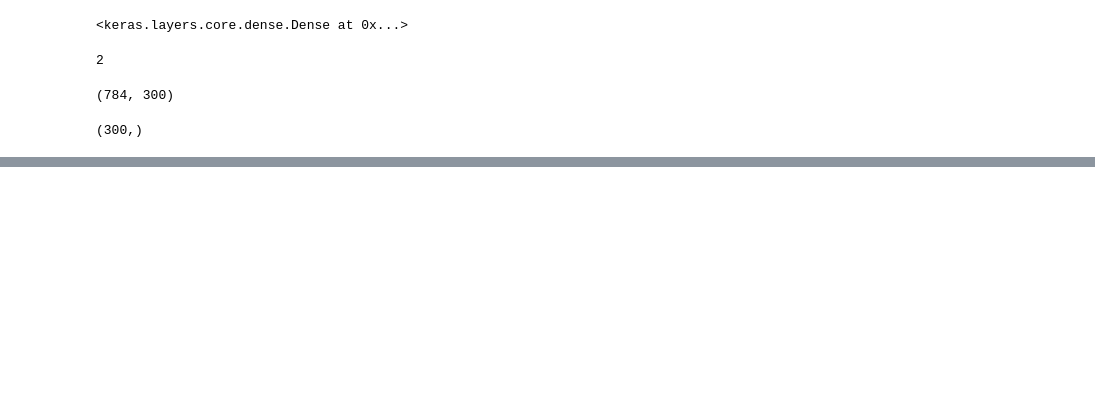
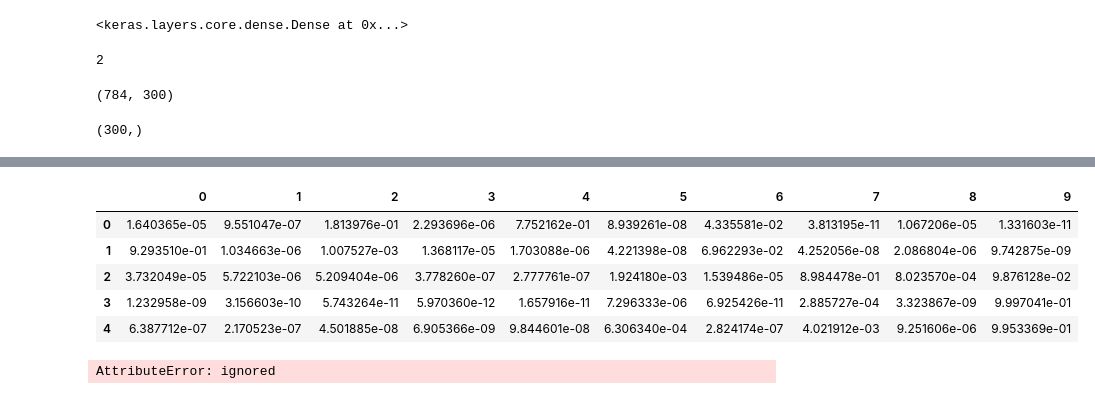
Before and after one commit to psukphranee/Machine-Learning-Projects, a Jupyter notebook: Fashion_MNIST.ipynb, the cells around one changed output, grey strips where cells are left out. Drawn from its saved outputs; the diff is of its cells as text; code cells hidden in the pictures; blank space fills up the shorter version.

```diff
--- a/Fashion_MNIST.ipynb
+++ b/Fashion_MNIST.ipynb
@@ -137,0 +155,13 @@ Epoch 30/30
+# %%
+predictions_pd.head()
+# %% [output]
+|  | 0 | 1 | 2 | 3 | 4 | 5 | 6 | 7 | 8 | 9 |
+| 0 | 1.640365e-05 | 9.551047e-07 | 1.813976e-01 | 2.293696e-06 | 7.752162e-01 | 8.939261e-08 | 4.335581e-02 | 3.813195e-11 | 1.067206e-05 | 1.331603e-11 |
+| 1 | 9.293510e-01 | 1.034663e-06 | 1.007527e-03 | 1.368117e-05 | 1.703088e-06 | 4.221398e-08 | 6.962293e-02 | 4.252056e-08 | 2.086804e-06 | 9.742875e-09 |
+| 2 | 3.732049e-05 | 5.722103e-06 | 5.209404e-06 | 3.778260e-07 | 2.777761e-07 | 1.924180e-03 | 1.539486e-05 | 8.984478e-01 | 8.023570e-04 | 9.876128e-02 |
+| 3 | 1.232958e-09 | 3.156603e-10 | 5.743264e-11 | 5.970360e-12 | 1.657916e-11 | 7.296333e-06 | 6.925426e-11 | 2.885727e-04 | 3.323867e-09 | 9.997041e-01 |
+| 4 | 6.387712e-07 | 2.170523e-07 | 4.501885e-08 | 6.905366e-09 | 9.844601e-08 | 6.306340e-04 | 2.824174e-07 | 4.021912e-03 | 9.251606e-06 | 9.953369e-01 |
+# %%
+predictions_classes = model.predict_classes(x_train)
+# %% [output]
+AttributeError: ignored
```
Also changed, not shown: parts of 10 cells of this notebook.
